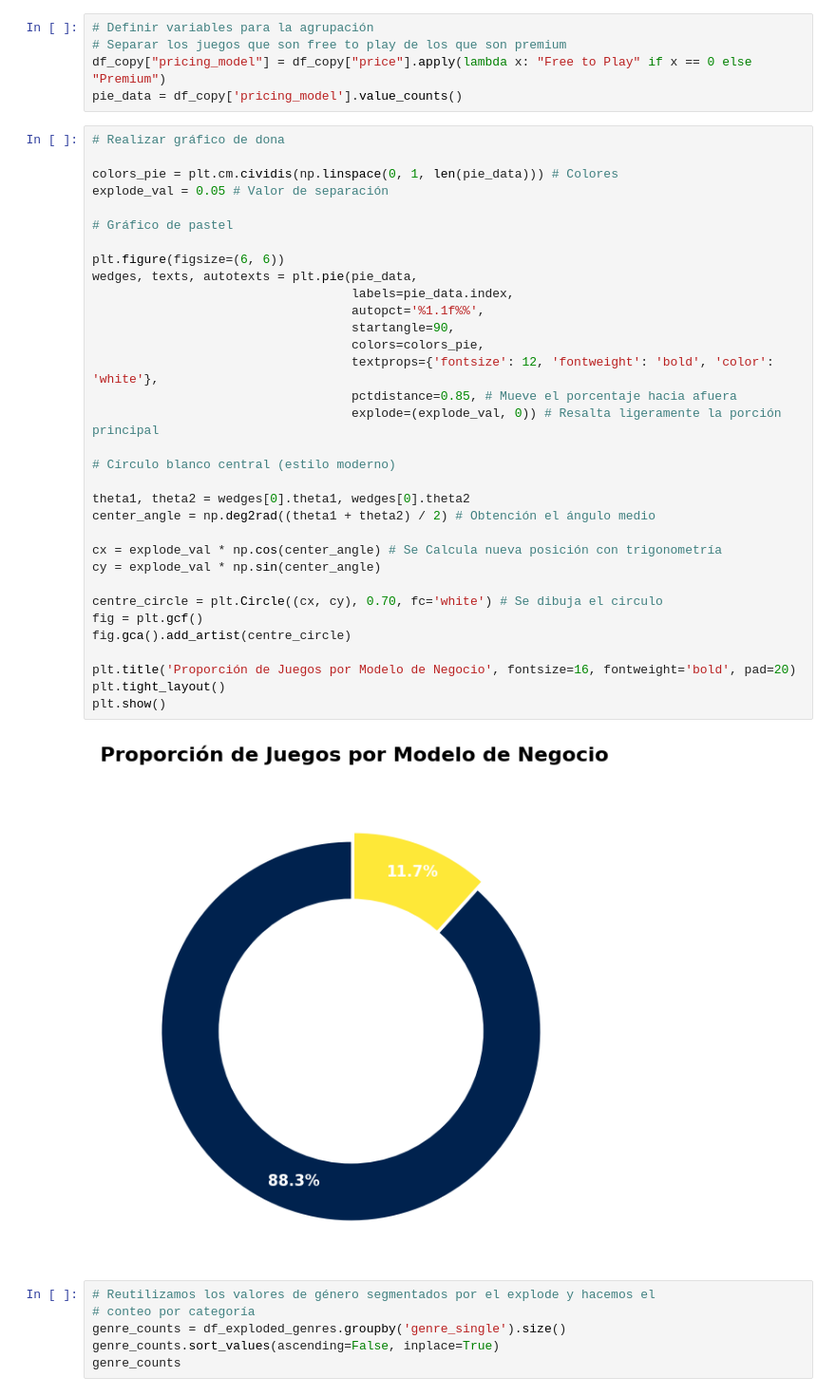
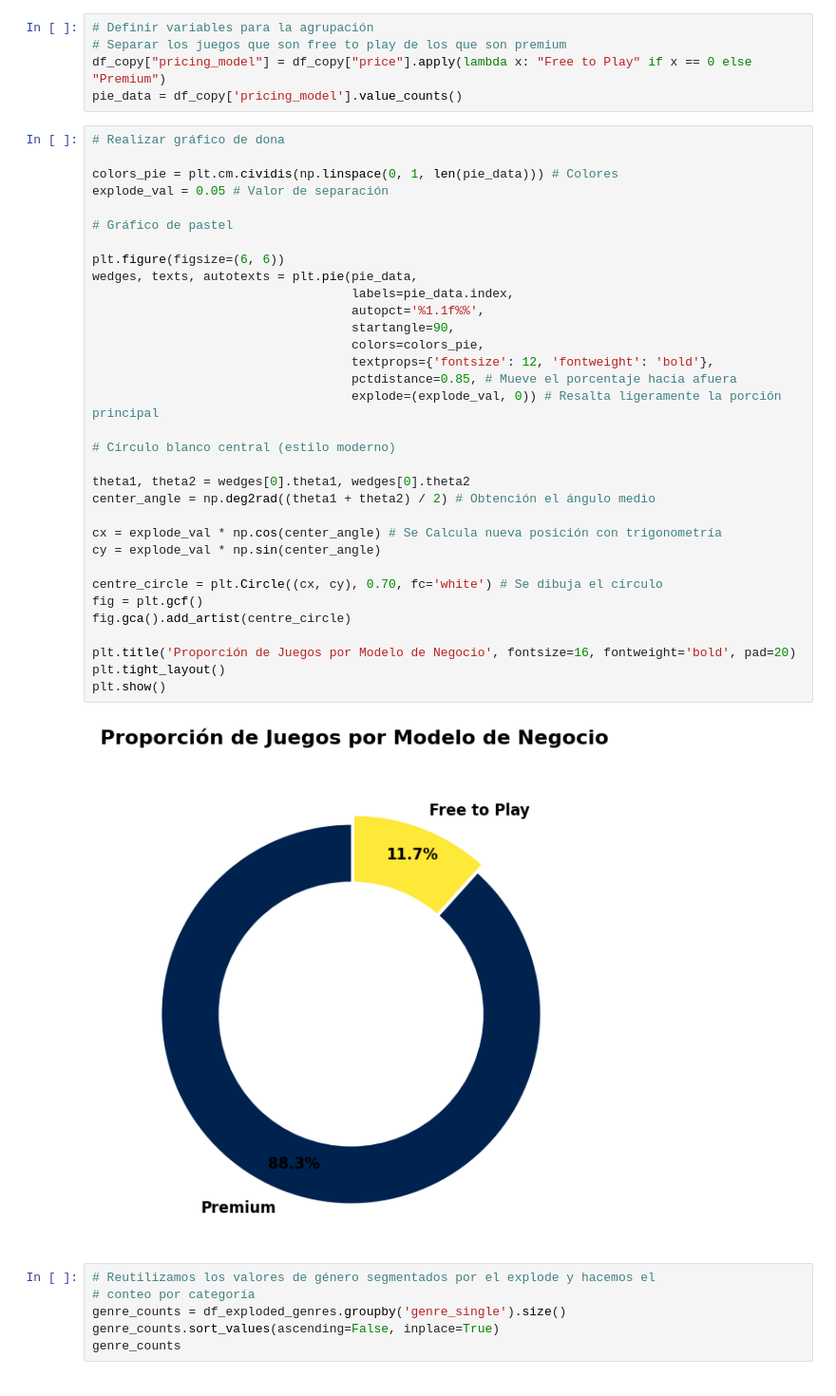
Before and after one commit to EdmundoMarquez/AnalisisDatos_IA, a Jupyter notebook: Proyecto_Introducción_al_Análisis_de_Exploratorio.ipynb, the cells around one changed output. Shown at 95% size. Drawn from its saved outputs; the diff is of its cells as text.

Commit message:
Corregir estilo de pie chart

```diff
--- a/Proyecto_Introducción_al_Análisis_de_Exploratorio.ipynb
+++ b/Proyecto_Introducción_al_Análisis_de_Exploratorio.ipynb
@@ -696,35 +698,35 @@ pie_data = df_copy['pricing_model'].value_counts()
 colors_pie = plt.cm.cividis(np.linspace(0, 1, len(pie_data))) # Colores
 explode_val = 0.05 # Valor de separación
 
 # Gráfico de pastel
 
 plt.figure(figsize=(6, 6))
 wedges, texts, autotexts = plt.pie(pie_data,
                                    labels=pie_data.index,
                                    autopct='%1.1f%%',
                                    startangle=90,
                                    colors=colors_pie,
-                                   textprops={'fontsize': 12, 'fontweight': 'bold', 'color': 'white'},
+                                   textprops={'fontsize': 12, 'fontweight': 'bold'},
                                    pctdistance=0.85, # Mueve el porcentaje hacia afuera
                                    explode=(explode_val, 0)) # Resalta ligeramente la porción principal
 
 # Círculo blanco central (estilo moderno)
 
 theta1, theta2 = wedges[0].theta1, wedges[0].theta2
 center_angle = np.deg2rad((theta1 + theta2) / 2) # Obtención el ángulo medio
 
 cx = explode_val * np.cos(center_angle) # Se Calcula nueva posición con trigonometría
 cy = explode_val * np.sin(center_angle)
 
 centre_circle = plt.Circle((cx, cy), 0.70, fc='white') # Se dibuja el circulo
 fig = plt.gcf()
 fig.gca().add_artist(centre_circle)
 
 plt.title('Proporción de Juegos por Modelo de Negocio', fontsize=16, fontweight='bold', pad=20)
 plt.tight_layout()
 plt.show()
 # %% [output]
-[figure, old version]
+[figure, new version]
 # %%
 # Reutilizamos los valores de género segmentados por el explode y hacemos el
 # conteo por categoría
```
Also changed, not shown: parts of 1 cell of this notebook.
